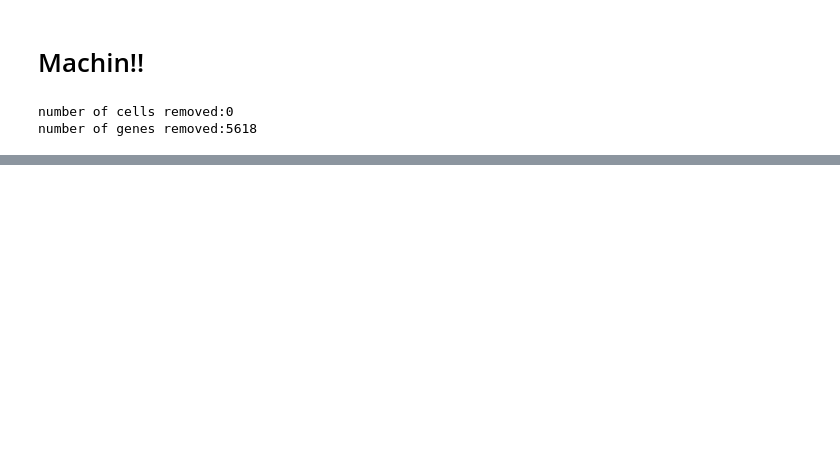
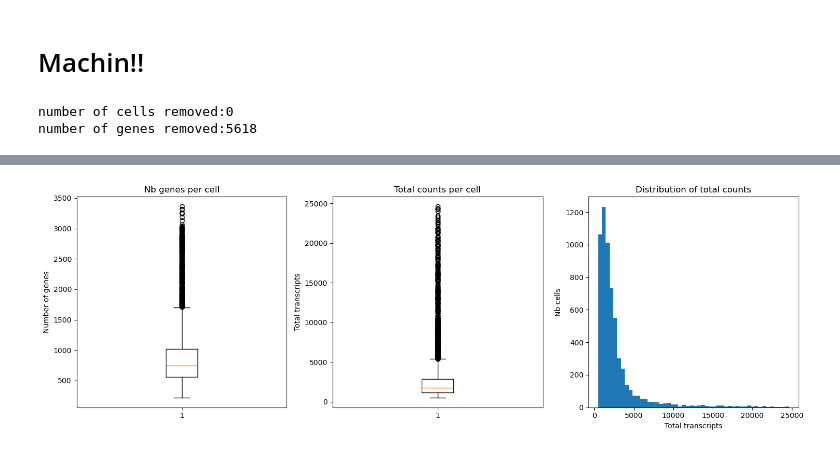
Before and after one commit to Eldnir/scBIO-gut, a Jupyter notebook: Machin.ipynb, the cells around one changed output, grey strips where cells are left out. Saved outputs shown, nothing was run; the diff lists cells and outputs as text; code cells hidden in the pictures; blank space fills up the shorter version.

```diff
--- a/Machin.ipynb
+++ b/Machin.ipynb
@@ -52,0 +62,25 @@ plt.hist(total_counts,bins = 1000)
+# %%
+import matplotlib.pyplot as plt
+
+fig, axes = plt.subplots(1, 3, figsize=(15, 5))
+
+# 1. Boxplot of nb genes expressed per cell
+axes[0].boxplot(data.obs.n_genes_by_counts)
+axes[0].set_title("Nb genes per cell")
+axes[0].set_ylabel("Number of genes")
+
+# 2. Boxplot of total counts (transcripts) per cell
+axes[1].boxplot(data.obs.total_counts)
+axes[1].set_title("Total counts per cell")
+axes[1].set_ylabel("Total transcripts")
+
+# 3. Histogram of total counts
+axes[2].hist(data.obs.total_counts, bins=50)
+axes[2].set_title("Distribution of total counts")
+axes[2].set_xlabel("Total transcripts")
+axes[2].set_ylabel("Nb cells")
+
+plt.tight_layout()
+plt.show()
+# %% [output]
+[figure, added]
```
Also changed, not shown: parts of 12 cells of this notebook.
